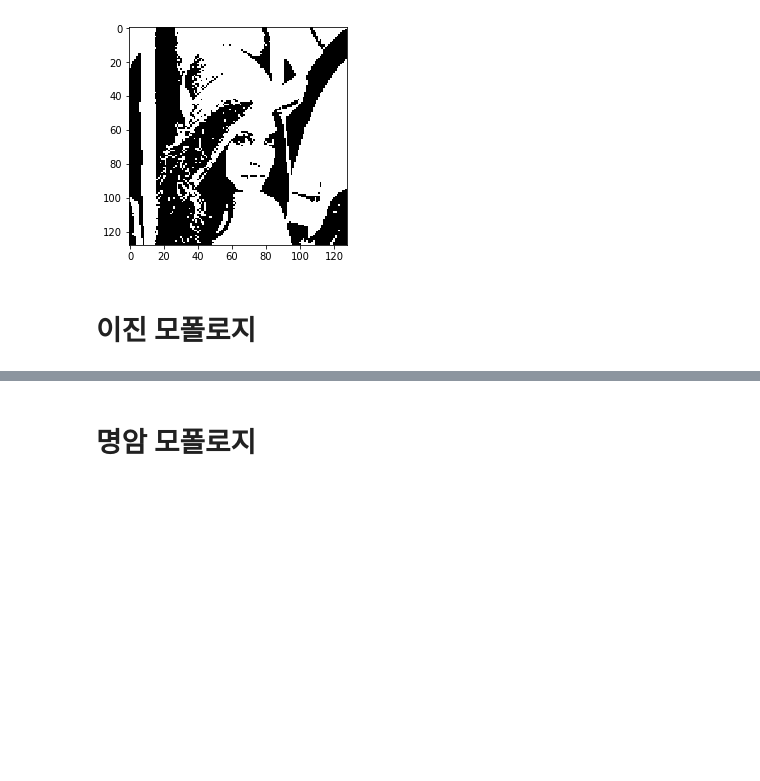
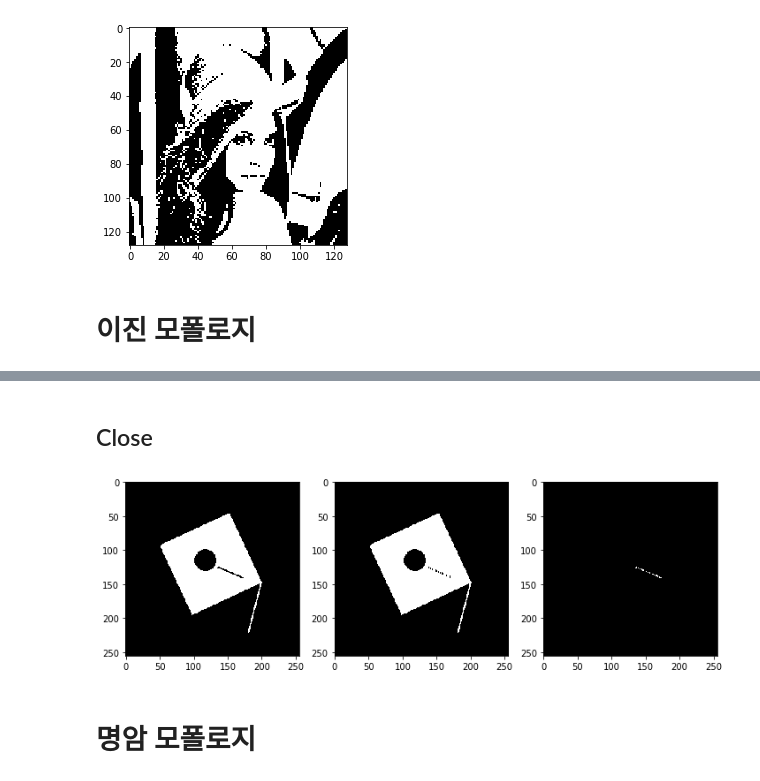
Before and after one commit to jjerry-k/learning_imageprocessing, a Jupyter notebook: Study/week07/result.ipynb, the cells around one changed output, grey strips where cells are left out. Drawn from its saved outputs; the diff is of its cells as text; code cells hidden in the pictures; blank space fills up the shorter version.

```diff
--- a/Study/week07/result.ipynb
+++ b/Study/week07/result.ipynb
@@ -35,2 +81,16 @@ plt.show()
+# %% [markdown]
+## Close
+# %%
+out = bin_closing(img2, struct)
+plt.figure(figsize=(12,4))
+plt.subplot(131)
+plt.imshow(img2, cmap='gray')
+plt.subplot(132)
+plt.imshow(out, cmap='gray')
+plt.subplot(133)
+plt.imshow(img2-out, cmap='gray')
+plt.show()
+# %% [output]
+[figure, added]
 # %% [markdown]
 # 명암 모폴로지
```
Also changed, not shown: parts of 9 cells of this notebook, 2 other files.
